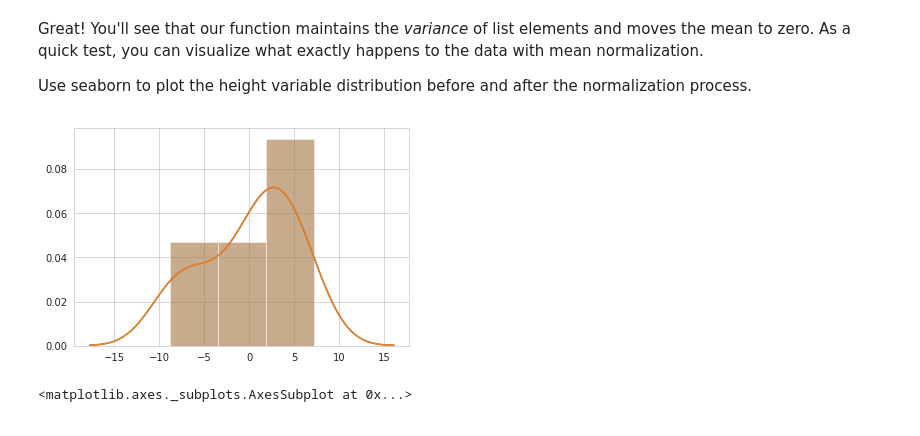
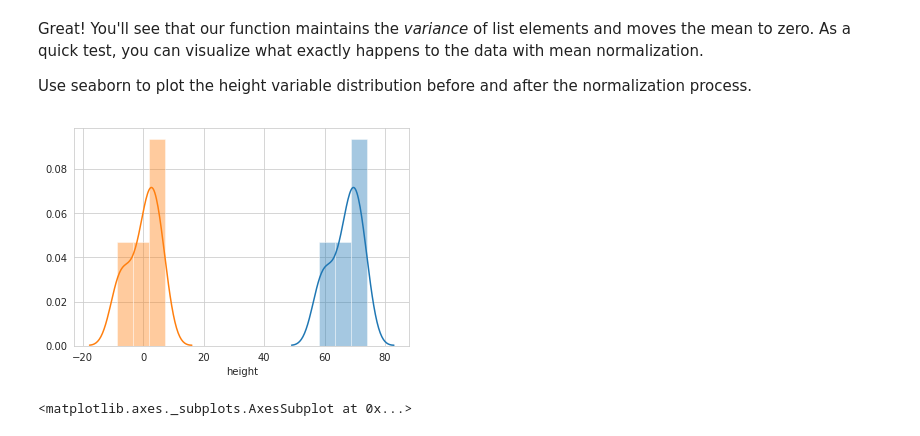
Before and after one commit to ThoaShook/dsc-correlation-covariance-lab-atlanta-ds-062419, a Jupyter notebook: index.ipynb, the cells around one changed output. Saved outputs shown, nothing was run; the diff lists cells and outputs as text; code cells hidden in the pictures.

```diff
--- a/index.ipynb
+++ b/index.ipynb
@@ -120,14 +120,14 @@ Use seaborn to plot the height variable distribution before and after the normal
 # %%
 # Visualize the height data distribution before and after mean normalization
 import seaborn as sns
 import matplotlib.pyplot as plt
 %matplotlib inline
 height = mean_normalize(df.height)
 sns.set_style('whitegrid')
-sns.distplot(mean_normalize(df.height))
+sns.distplot(df.height)
 sns.distplot(height);
 # %% [output]
-[figure, old version]
+[figure, new version]
 # %%
 # %% [output]
 <matplotlib.axes._subplots.AxesSubplot at 0x...>
```
